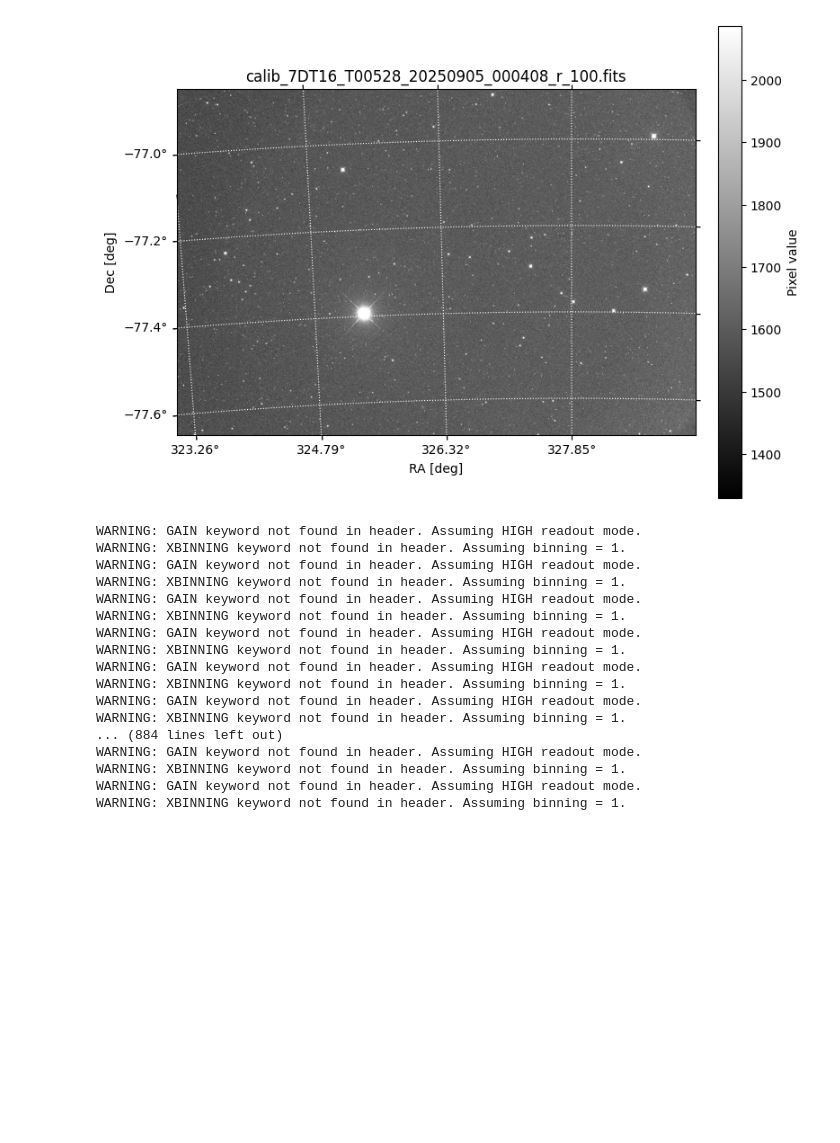
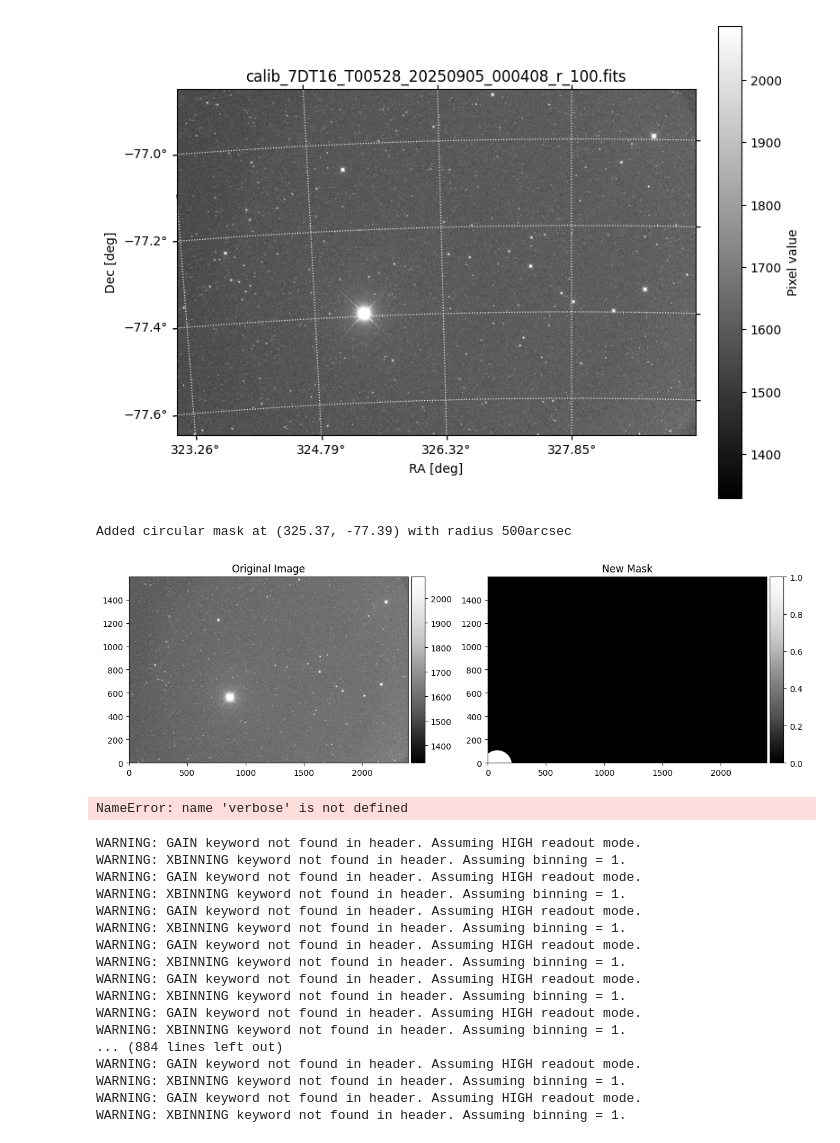
Before and after one commit to hhchoi1022/ezphot, a Jupyter notebook: docs/example/photometriccalibration.ipynb, the cells around one changed output. Drawn from its saved outputs; the diff is of its cells as text; code cells hidden in the pictures; blank space fills up the shorter version.

```diff
--- a/docs/example/photometriccalibration.ipynb
+++ b/docs/example/photometriccalibration.ipynb
@@ -18,33 +16,30 @@ target_img.show('coord')
 (<Figure size 800x600 with 2 Axes>,
  <WCSAxes: title={'center': 'calib_7DT16_T00528_20250905_000408_r_100.fits'}>)
 [figure]
-# %%
-visualize = False
-verbose = False
-save_fig = True
 # %%
-masking = MaskGenerator()
-for target_img in target_imglist:
-    target_srcmask = None
-    # target_srcmask = masking.mask_circle(
-    #     target_img = target_img,
-    #     target_mask = None,
-    #     x_position = 325.37,
-    #     y_position = -77.39,
-    #     radius_arcsec = 500,
-    #     unit = 'deg',
-    #     save = False,
-    #     verbose = True,
-    #     visualize = True,
-    #     save_fig = False
-    # )
-    target_srcmask = target_img.calculate_sourcemask(
-        target_srcmask = target_srcmask,
-        save = True,
-        verbose = verbose,
-        visualize = visualize,
-        save_fig = save_fig
-    )
-    target_img.clear()
-    target_srcmask.clear()
+target_srcmask = None
+target_srcmask = target_img.calculate_circularmask(
+    target_mask = None,
+    x_position = 325.37,
+    y_position = -77.39,
+    radius_arcsec = 500,
+    unit = 'coord',
+    save = False,
+    verbose = True,
+    visualize = True,
+    save_fig = False
+)
+target_srcmask = target_img.calculate_sourcemask(
+    target_srcmask = target_srcmask,
+    save = True,
+    verbose = verbose,
+    visualize = visualize,
+    save_fig = save_fig
+)
+target_img.clear()
+target_srcmask.clear()
+# %% [output]
+Added circular mask at (325.37, -77.39) with radius 500arcsec
+[figure, added]
+NameError: name 'verbose' is not defined
 # %%
```
Also changed, not shown: parts of 2 cells of this notebook, 7 other files.
